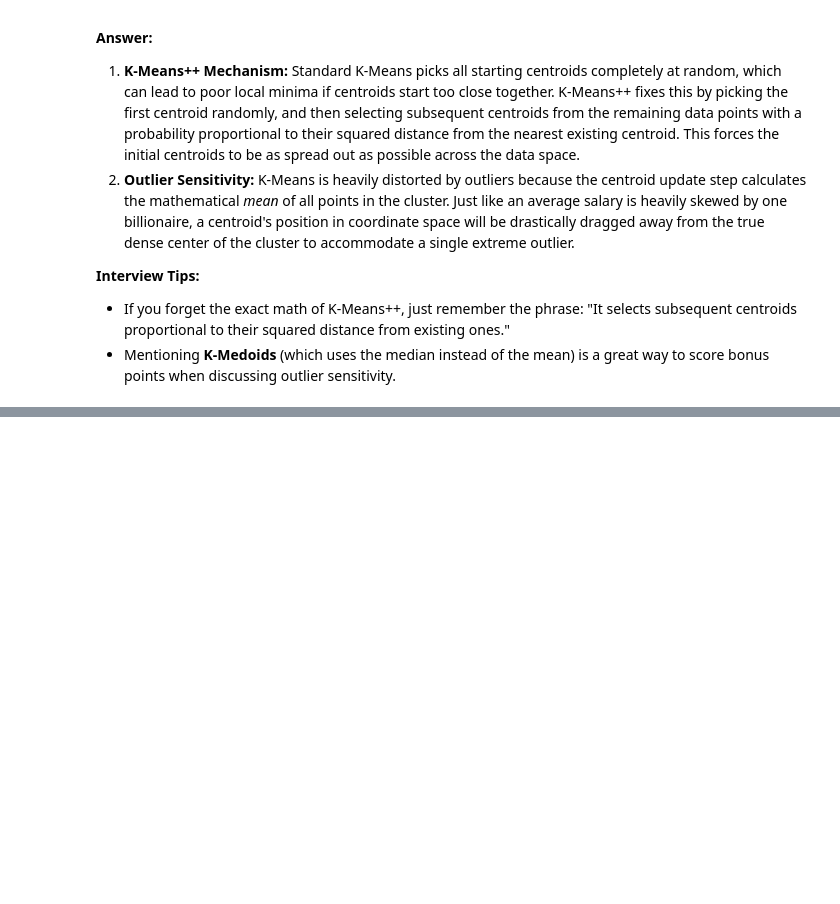
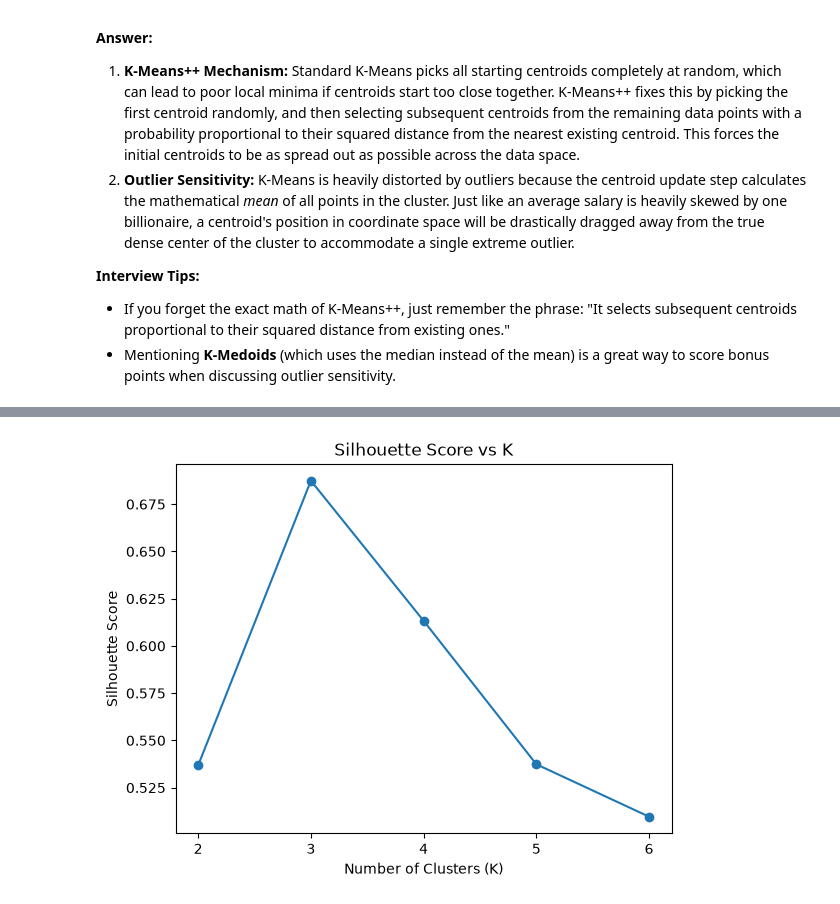
Before and after one commit to Shailya777/interview-prep, a Jupyter notebook: 04_ML/06_Clustering/02_K-Means_Clustering.ipynb, the cells around one changed output, grey strips where cells are left out. Cells and saved outputs as stored; diff of their text form; code cells hidden in the pictures; blank space fills up the shorter version.

```diff
--- a/04_ML/06_Clustering/02_K-Means_Clustering.ipynb
+++ b/04_ML/06_Clustering/02_K-Means_Clustering.ipynb
@@ -80,0 +89,9 @@ You use standard K-Means on Latitude/Longitude to cluster delivery zones in a ci
+# %%
+import pandas as pd
+from sklearn.datasets import make_blobs
+
+# Generate mock data with 3 features matching our schema
+X, _ = make_blobs(n_samples=300, n_features=3, centers=4, cluster_std=2.0, random_state=42)
+
+# Create the DataFrame
+df = pd.DataFrame(X, columns=['Age', 'Annual_Income', 'Spending_Score'])
@@ -80,0 +146,9 @@ You use standard K-Means on Latitude/Longitude to cluster delivery zones in a ci
+# %%
+plt.plot(K, silhouette, marker='o')
+plt.xlabel('Number of Clusters (K)')
+plt.ylabel('Silhouette Score')
+plt.title('Silhouette Score vs K')
+plt.xticks(K)
+plt.show()
+# %% [output]
+[figure, added]
```
Also changed, not shown: parts of 6 cells of this notebook.
